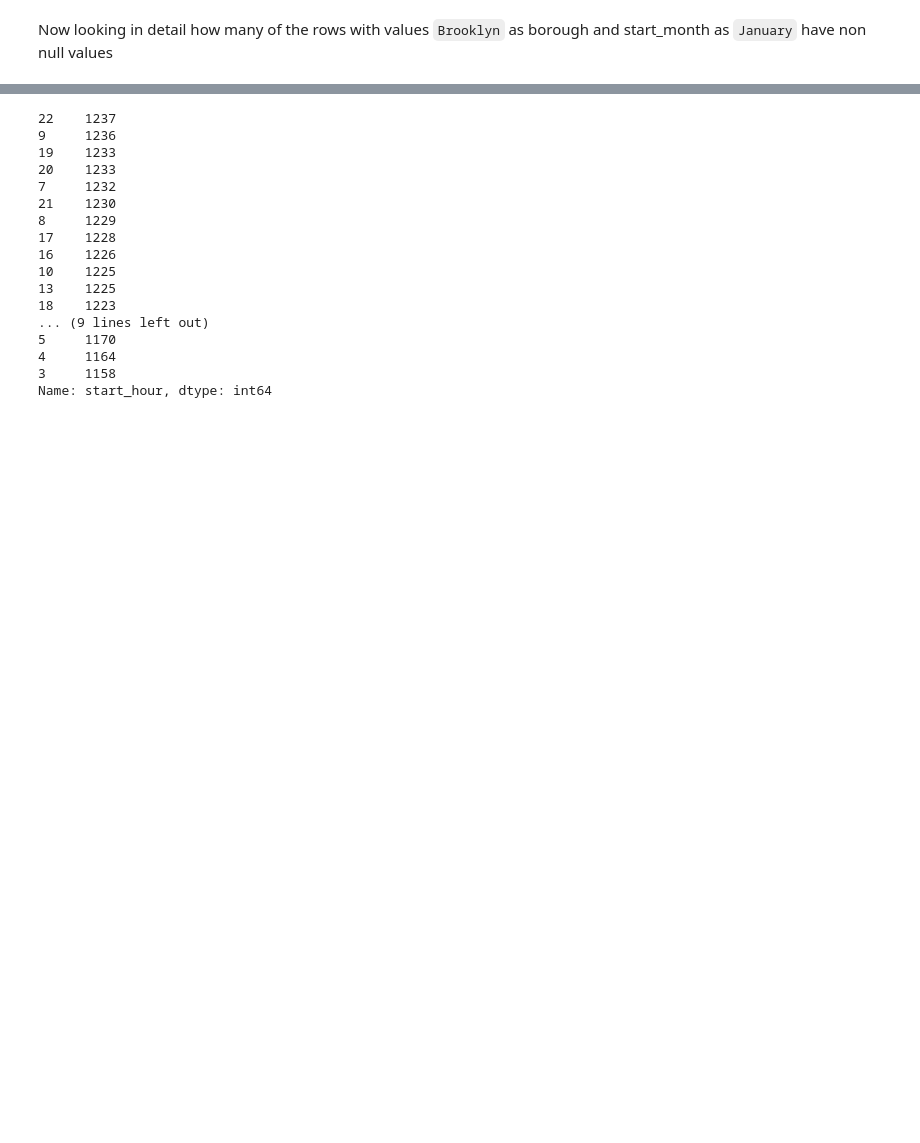
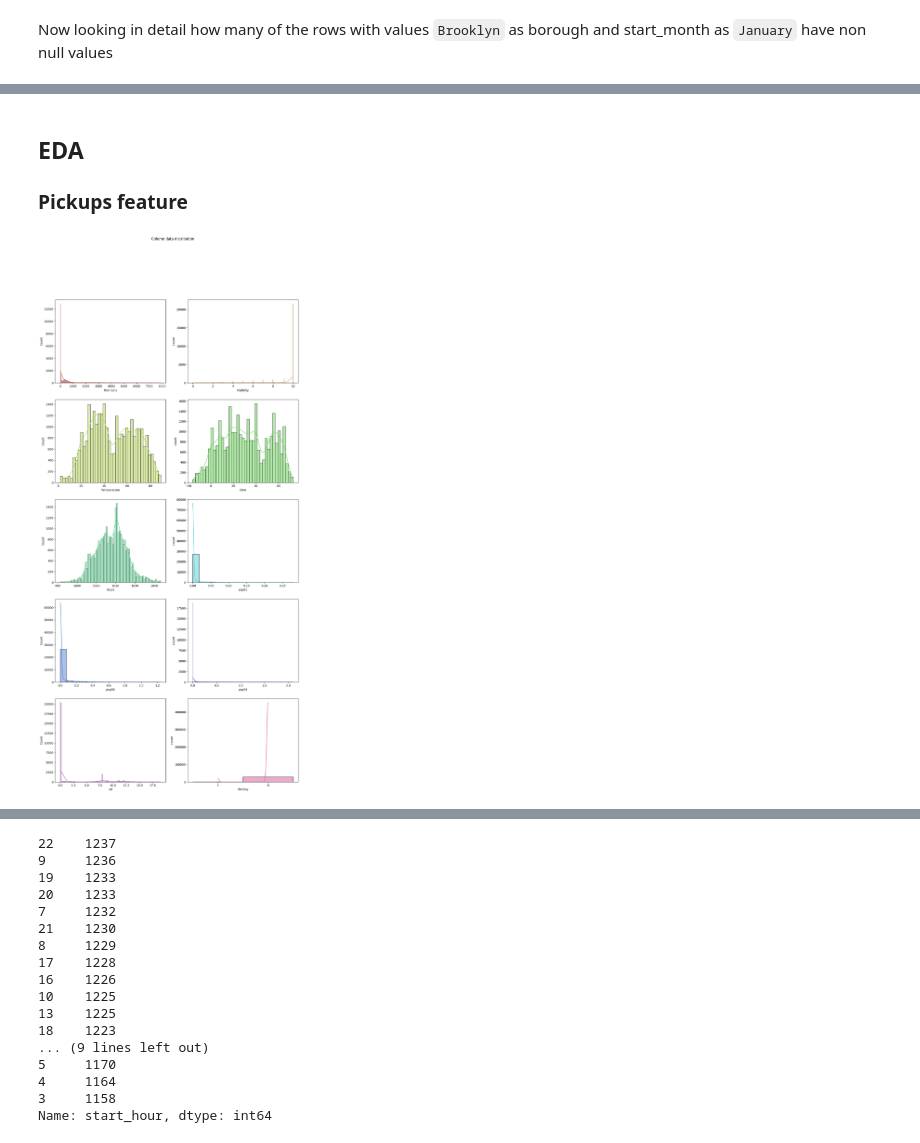
Before and after one commit to sanyassyed/EDA, a Jupyter notebook: eda.ipynb, the cells around one changed output, grey strips where cells are left out. Drawn from its saved outputs; the diff is of its cells as text; code cells hidden in the pictures; blank space fills up the shorter version.

Commit message:
working plot codes

```diff
--- a/eda.ipynb
+++ b/eda.ipynb
@@ -289,0 +318,5 @@ Now looking in detail how many of the rows with values `Brooklyn` as borough and
+# %%
+df['temp'] = df['temp'].fillna(value = df.loc[(df['temp'].isnull() == False) & (df['borough'] == 'Brooklyn') & (df['start_month'] == 'January'),'temp'].mean())
+
+print('Rows with Null values in temp column=', df['temp'].isnull().sum())
+print('Null values in each column of df:\n ', df.isnull().sum())
@@ -289,0 +360,33 @@ Now looking in detail how many of the rows with values `Brooklyn` as borough and
+# %% [markdown]
+## EDA
+### Pickups feature
+# %%
+# Libraries to help with data visualization
+import matplotlib.pyplot as plt
+import seaborn as sns
+%matplotlib inline
+
+
+eda_cols = ['pickups', 'vsb', 'temp', 'dewp', 'slp', 'pcp01', 'pcp06','pcp24', 'sd', 'hday']
+plot_xaxis = ['Pick Up\'s', 'Visibility', 'Temperature', 'Dew Point', 'Sea Level Pressure', 'Liquid Precipitation(Rain)-1 hour', 'Liquid Precipitation(Rain)-6 hours','Liquid Precipitation(Rain)-24 hours', 'Snow Depth', 'Holiday']
+eda_colors = sns.color_palette("hls", len(eda_cols))
+counter = 0
+plot_cols = 2
+plot_rows = int(len(eda_cols) / plot_cols)
+
+fig, axs = plt.subplots(plot_rows, plot_cols, figsize=(15,30))
+fig.suptitle('Column data distribution using Histogram')
+# axs.set_title(r'$d_n$')
+# axs.set_xlabel(r'max($F_{a,max}$)')
+# axs.set_ylabel(r'$\tau_{ken}$')
+
+# Plotting Histograms
+for i in range(0, plot_rows):
+    for j in range(0,plot_cols):
+        sns.histplot(data = df, x = eda_cols[counter], kde=True, color=eda_colors[counter], ax=axs[i, j])
+        axs[i, j].set_xlabel(plot_xaxis[counter])
+        counter +=1
+
+plt.show()
+# %% [output]
+[figure, added]
```
Also changed, not shown: parts of 15 cells of this notebook.
